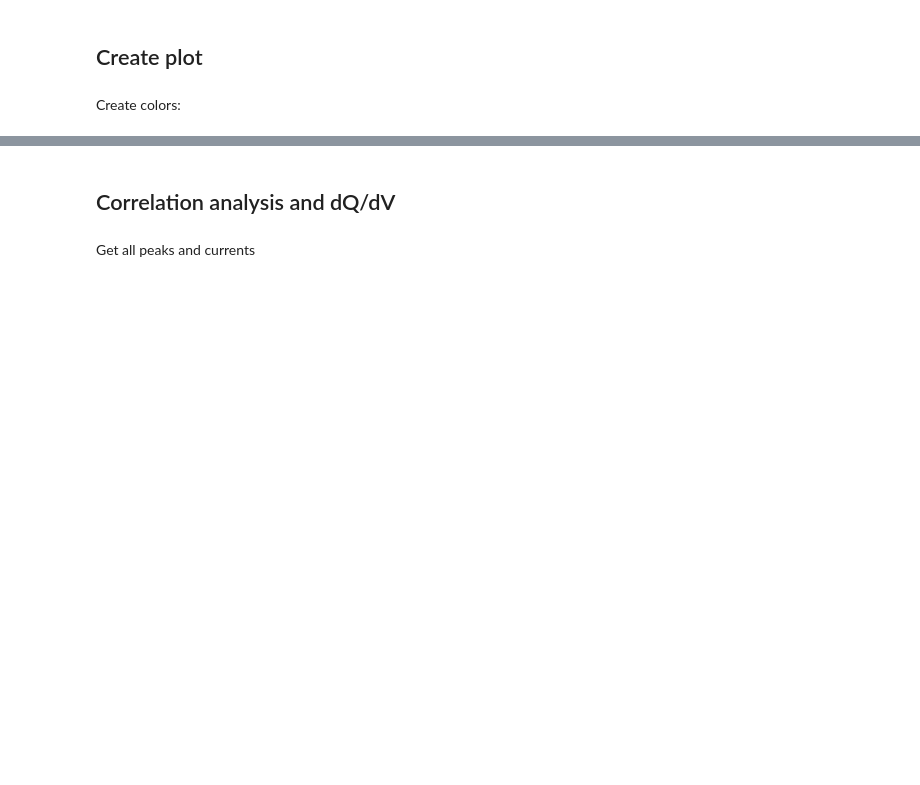
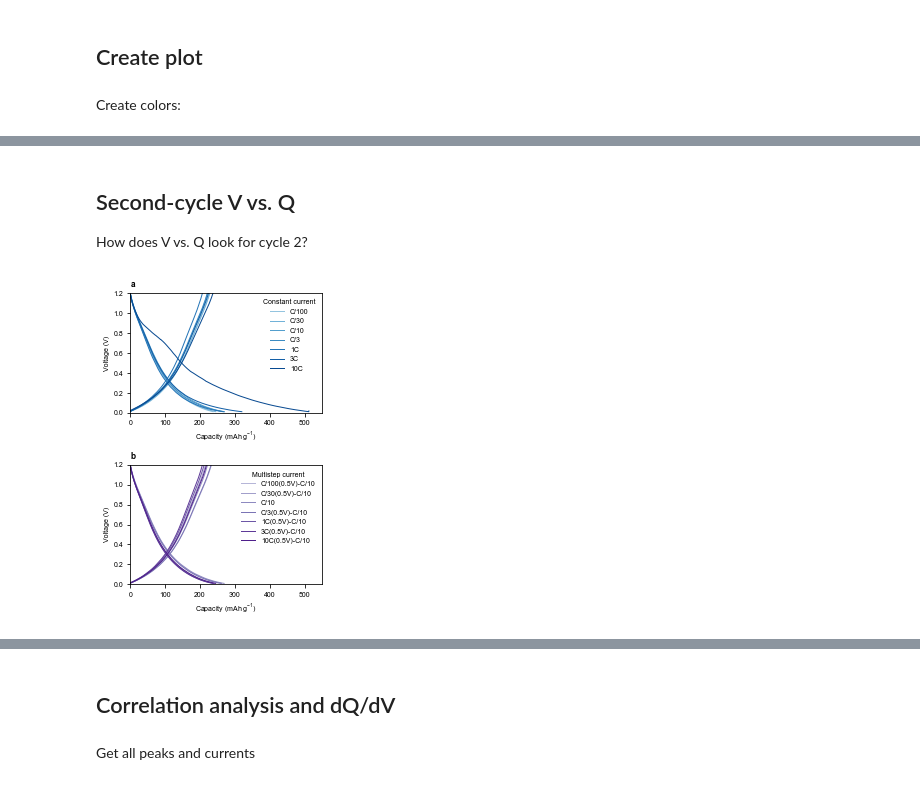
Before and after one commit to petermattia/first-cycle-SEI-on-carbon-black, a Jupyter notebook: c rate/c_rate.ipynb, the cells around one changed output, grey strips where cells are left out. Drawn from its saved outputs; the diff is of its cells as text; code cells hidden in the pictures; blank space fills up the shorter version.

```diff
--- a/c rate/c_rate.ipynb
+++ b/c rate/c_rate.ipynb
@@ -543,0 +640,39 @@ plt.savefig(figpath / 'C_rate.eps', bbox_inches='tight', format='eps')
+# %% [markdown]
+## Second-cycle V vs. Q
+
+How does V vs. Q look for cycle 2?
+# %%
+fig, ax = plt.subplots(figsize=(fig_width, fig_height*2), nrows=2, ncols=1)
+
+ax[0].set_title('a', loc='left', weight='bold')
+ax[1].set_title('b', loc='left', weight='bold')
+
+ax[0].set_xlabel('Capacity (mAh g$^{-1}$)')
+ax[1].set_xlabel('Capacity (mAh g$^{-1}$)')
+ax[0].set_ylabel('Voltage (V)')
+ax[1].set_ylabel('Voltage (V)')
+
+ax[0].set_xlim([0, 550])
+ax[0].set_ylim([0, 1.2])
+ax[1].set_xlim([0, 550])
+ax[1].set_ylim([0, 1.2])
+
+for k, (key, value) in enumerate(all_data_constcurr.items()):
+    ax[0].plot(value['Second lith data'][2:, 2], value['Second lith data'][2:, 1],
+            color=colors_constcurr[k], label=value['C rate string'])
+    ax[0].plot(value['Second delith data'][:, 2], value['Second delith data'][:, 1],
+            color=colors_constcurr[k])
+
+for k, (key, value) in enumerate(all_data_multistep.items()):
+    ax[1].plot(value['Second lith data'][2:, 2], value['Second lith data'][2:, 1],
+            color=colors_multistep[k], label=value['C rate string'])
+    ax[1].plot(value['Second delith data'][:, 2], value['Second delith data'][:, 1],
+            color=colors_multistep[k])
+
+ax[0].legend(loc='upper right', title='Constant current')
+ax[1].legend(loc='upper right', title='Multistep current')
+
+plt.tight_layout()
+plt.savefig(figpath / 'C_rate_cyc2.eps', bbox_inches='tight', format='eps')
+# %% [output]
+[figure, added]
```
Also changed, not shown: parts of 6 cells of this notebook, 4 other files.
